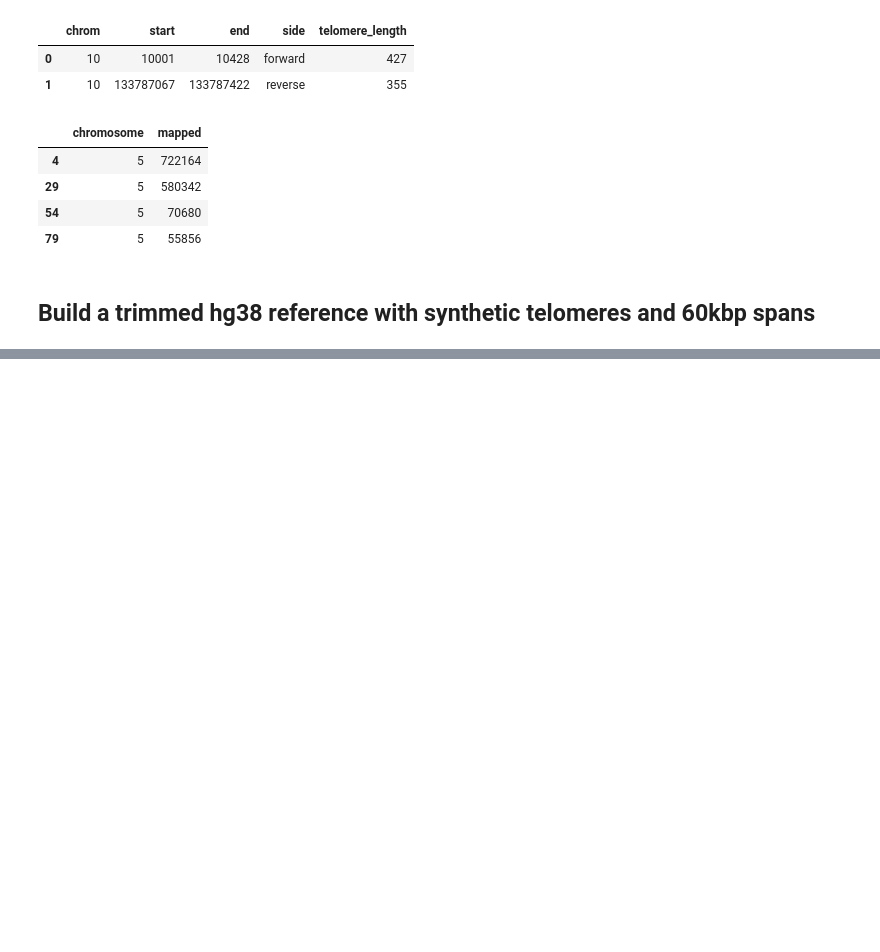
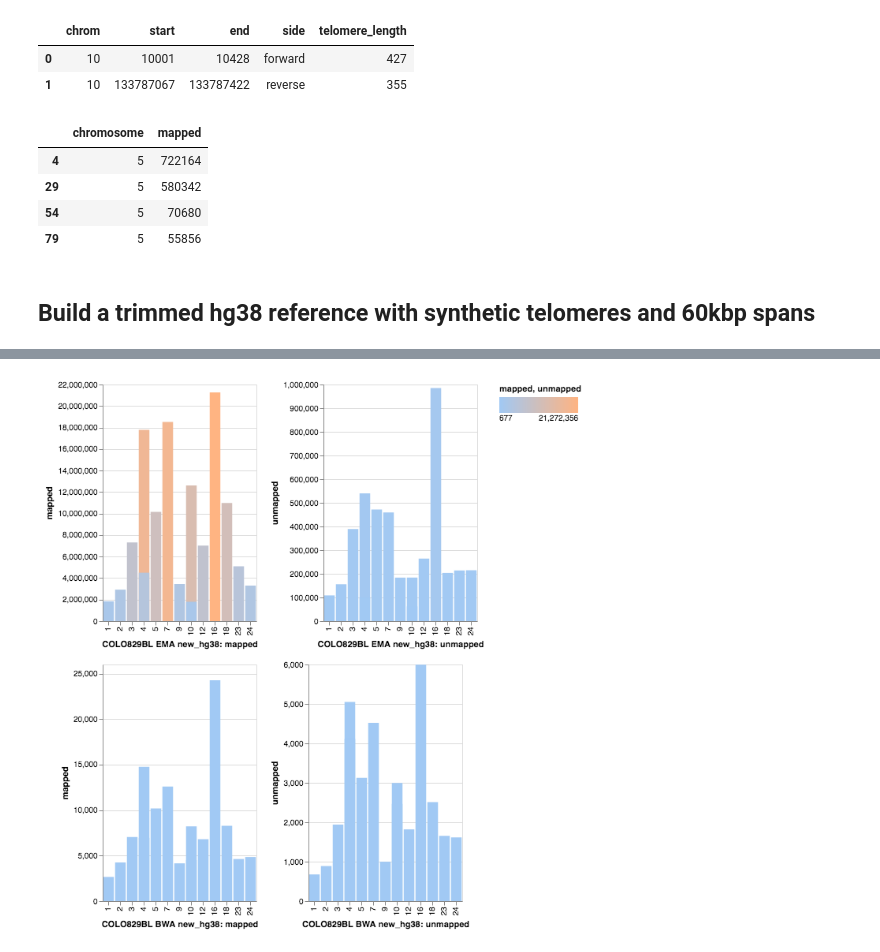
Before and after one commit to umccr/10x, a Jupyter notebook: telomeres/notebooks/counts.ipynb, the cells around one changed output, grey strips where cells are left out. Saved outputs shown, nothing was run; the diff lists cells and outputs as text; code cells hidden in the pictures; blank space fills up the shorter version.

Commit message:
Human-readable jupyter notebooks are here thanks to https://github.com/mwouts/jupytext More improvements/cleanup to the hg_new script, more tweaks needed for reverse hexamers still

```diff
--- a/telomeres/notebooks/counts.ipynb
+++ b/telomeres/notebooks/counts.ipynb
@@ -28,6 +23,7 @@ chr_array.append('chrY')
 chr_array.append('chrM')
 
 chr_cat = pd.Series(chr_array, dtype="category")
+chr_num = [x.replace('chr', '') for x in chr_array]
 # %%
 def rewrite_chrs(df, col):
     ''' Rewrite chromosome numbers, while we wait for axis ordering on altair-viz
@@ -446,0 +436,3 @@ You should consider upgrading via the 'pip install --upgrade pip' command.
+# %%
+colo829bl_elongated_EMA = pd.read_csv("../data/processed/hg38_synthetic/COLO829BL-EMA-hg38-elongated-sliced-idxstats-hg38.hist.csv")
+colo829bl_elongated_bwa = pd.read_csv("../data/processed/hg38_synthetic/COLO829BL-hg38_elongated_idxstats.csv")
@@ -446,0 +460,7 @@ You should consider upgrading via the 'pip install --upgrade pip' command.
+# %%
+# Get rid of the BED coordinates on the name and enrich with forward/reverse.
+colo829bl_elongated_EMA = cleanup_and_sides(colo829bl_elongated_EMA, 'chromosome')
+colo829bl_elongated_bwa = cleanup_and_sides(colo829bl_elongated_bwa, 'chromosome')
+
+#colo829bl_elongated_EMA = colo829bl_elongated_EMA.sort_values(by=['chromosome'])
+colo829bl_elongated_bwa
@@ -446,0 +484,29 @@ You should consider upgrading via the 'pip install --upgrade pip' command.
+# %%
+hg38_new_mapped_EMA = alt.Chart(colo829bl_elongated_EMA).mark_bar().encode(
+        alt.X('chromosome:N', scale=alt.Scale(rangeStep=15), axis=alt.Axis(title='COLO829BL EMA new_hg38: mapped'), sort=chr_num),
+        y = 'mapped:Q',
+        color = alt.Color('mapped:Q', scale=alt.Scale(range=UMCCR_PALETTE)),
+)
+
+hg38_new_unmapped_EMA = alt.Chart(colo829bl_elongated_EMA).mark_bar().encode(
+        alt.X('chromosome:N', scale=alt.Scale(rangeStep=15), axis=alt.Axis(title='COLO829BL EMA new_hg38: unmapped'), sort=chr_num),
+        y = 'unmapped:Q',
+        color = alt.Color('unmapped:Q', scale=alt.Scale(range=UMCCR_PALETTE)),
+)
+
+hg38_new_mapped_bwa = alt.Chart(colo829bl_elongated_bwa).mark_bar().encode(
+        alt.X('chromosome:N', scale=alt.Scale(rangeStep=15), axis=alt.Axis(title='COLO829BL BWA new_hg38: mapped'), sort=chr_num),
+        y = 'mapped:Q',
+        color = alt.Color('mapped:Q', scale=alt.Scale(range=UMCCR_PALETTE)),
+)
+
+hg38_new_unmapped_bwa = alt.Chart(colo829bl_elongated_bwa).mark_bar().encode(
+        alt.X('chromosome:N', scale=alt.Scale(rangeStep=15), axis=alt.Axis(title='COLO829BL BWA new_hg38: unmapped'), sort=chr_num),
+        y = 'unmapped:Q',
+        color = alt.Color('unmapped:Q', scale=alt.Scale(range=UMCCR_PALETTE)),
+)
+
+
+( hg38_new_mapped_EMA | hg38_new_unmapped_EMA ) & ( hg38_new_mapped_bwa | hg38_new_unmapped_bwa )
+# %% [output]
+[figure, added]
```
Also changed, not shown: parts of 5 cells of this notebook, 2 other files.
